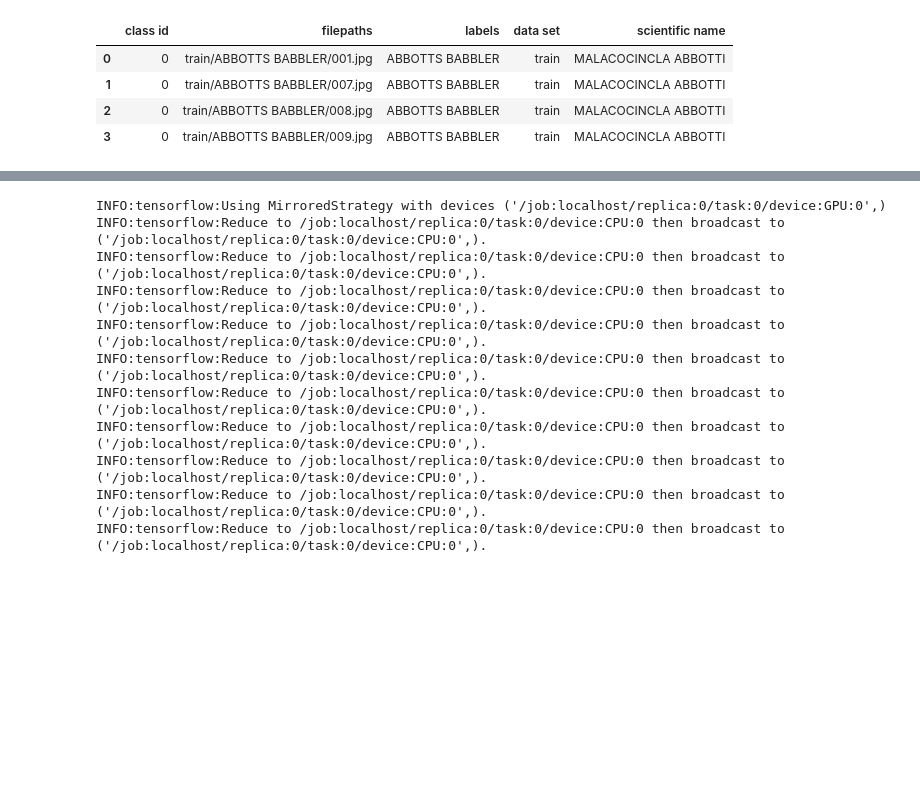
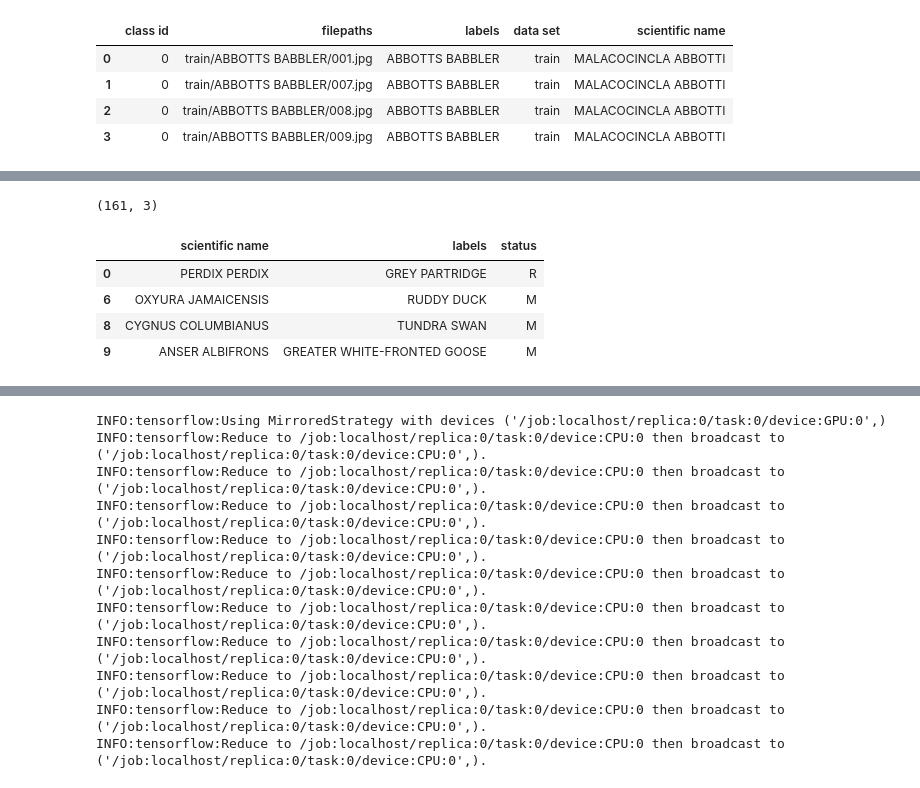
Before and after one commit to JosiasDMartins/AIBirdDetector, a Jupyter notebook: BirdDetector.ipynb, the cells around one changed output, grey strips where cells are left out. Saved outputs shown, nothing was run; the diff lists cells and outputs as text; code cells hidden in the pictures; blank space fills up the shorter version.

```diff
--- a/BirdDetector.ipynb
+++ b/BirdDetector.ipynb
@@ -150,0 +188,12 @@ df.head(4)
+# %%
+status_values = ["R", "M", "N", "W", "E"]
+filtered_data = sk_species[np.isin(sk_species['status'], status_values)]
+print(filtered_data.shape)
+filtered_data.head(4)   #Ploting only the species marked as "status_values" status
+# %% [output]
+(161, 3)
+|  | scientific name | labels | status |
+| 0 | PERDIX PERDIX | GREY PARTRIDGE | R |
+| 6 | OXYURA JAMAICENSIS | RUDDY DUCK | M |
+| 8 | CYGNUS COLUMBIANUS | TUNDRA SWAN | M |
+| 9 | ANSER ALBIFRONS | GREATER WHITE-FRONTED GOOSE | M |
```
Also changed, not shown: parts of 58 cells of this notebook.
